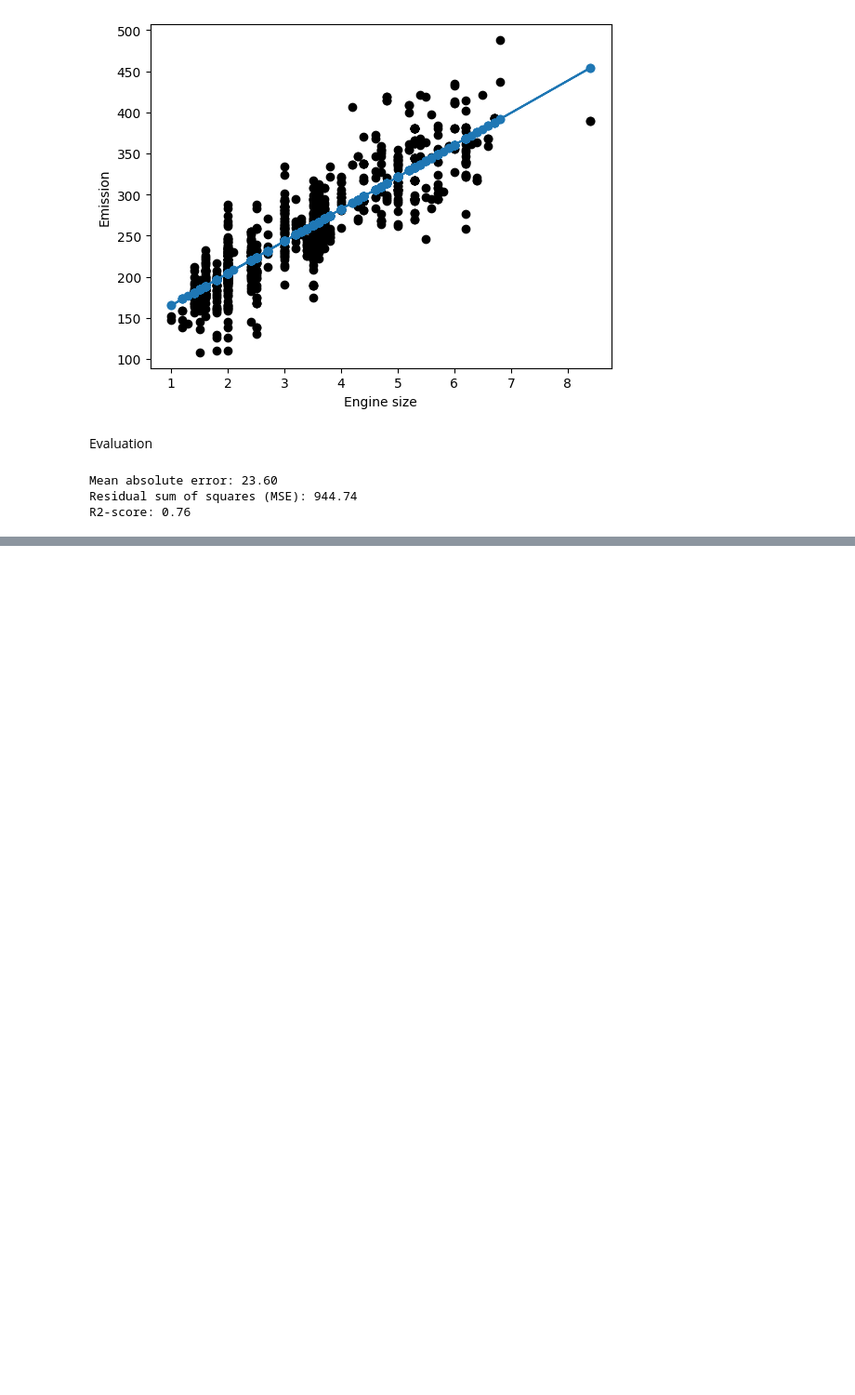
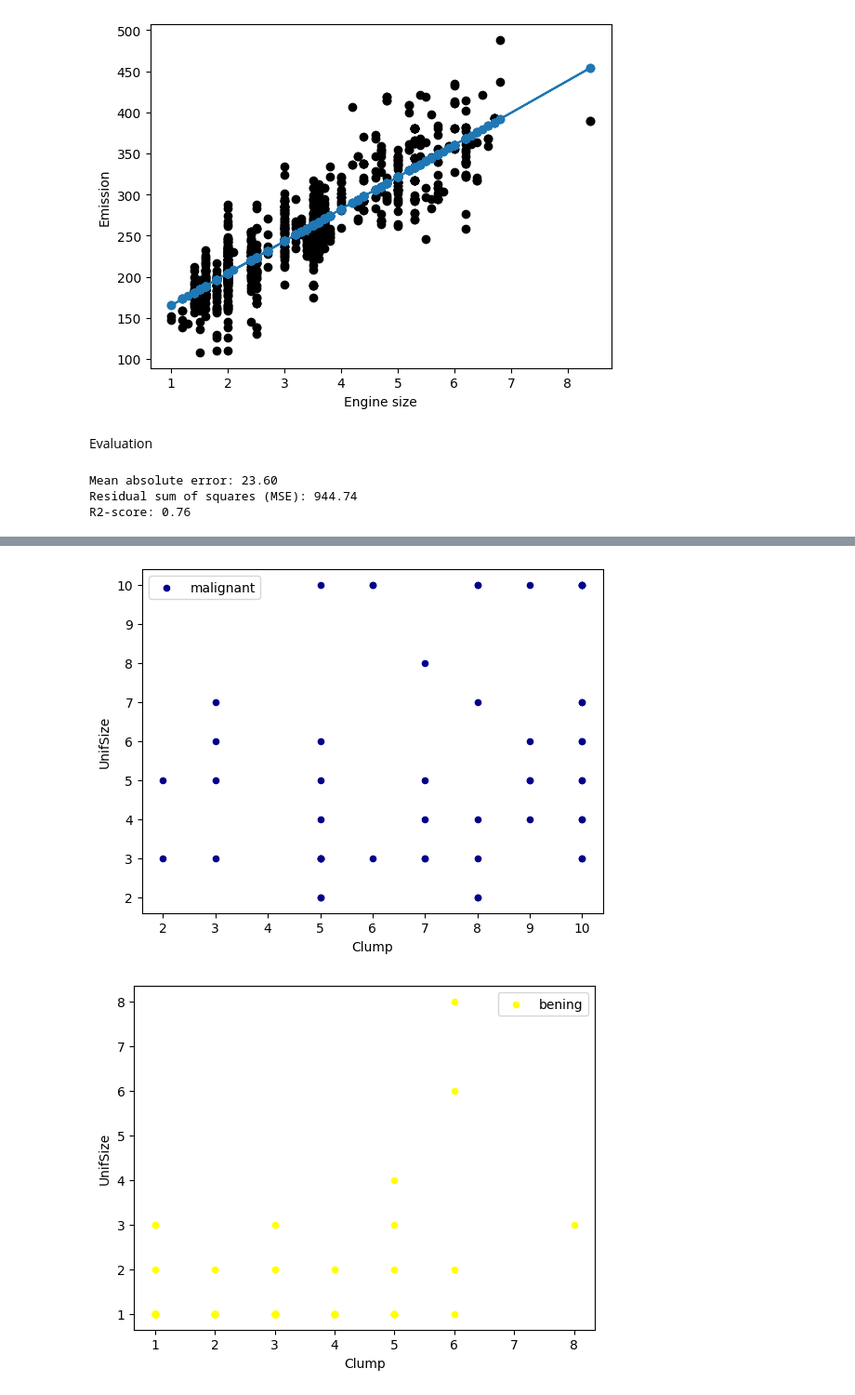
Before and after one commit to Calvince1/Colabs, a Jupyter notebook: ML.ipynb, the cells around one changed output, grey strips where cells are left out. Shown at 93% size. Cells and saved outputs as stored; diff of their text form; code cells hidden in the pictures; blank space fills up the shorter version.

```diff
--- a/ML.ipynb
+++ b/ML.ipynb
@@ -150,0 +163,3 @@ R2-score: 0.76
+# %%
+data = pd.read_csv('https://raw.githubusercontent.com/Calvince1/Colabs/main/cell_samples.csv')
+data.head()
@@ -150,0 +199,19 @@ R2-score: 0.76
+# %%
+ax = data[data['Class'] == 4][0:50].plot(
+    kind='scatter',
+    x='Clump',
+    y='UnifSize',
+    color='DarkBlue',
+    label='malignant'
+);
+data[data['Class'] == 2][0:100].plot(
+    kind='scatter',
+    x='Clump',
+    y='UnifSize',
+    color='Yellow',
+    label='bening'
+);
+plt.show()
+# %% [output]
+[figure, added]
+[figure, added]
```
Also changed, not shown: parts of 17 cells of this notebook.
